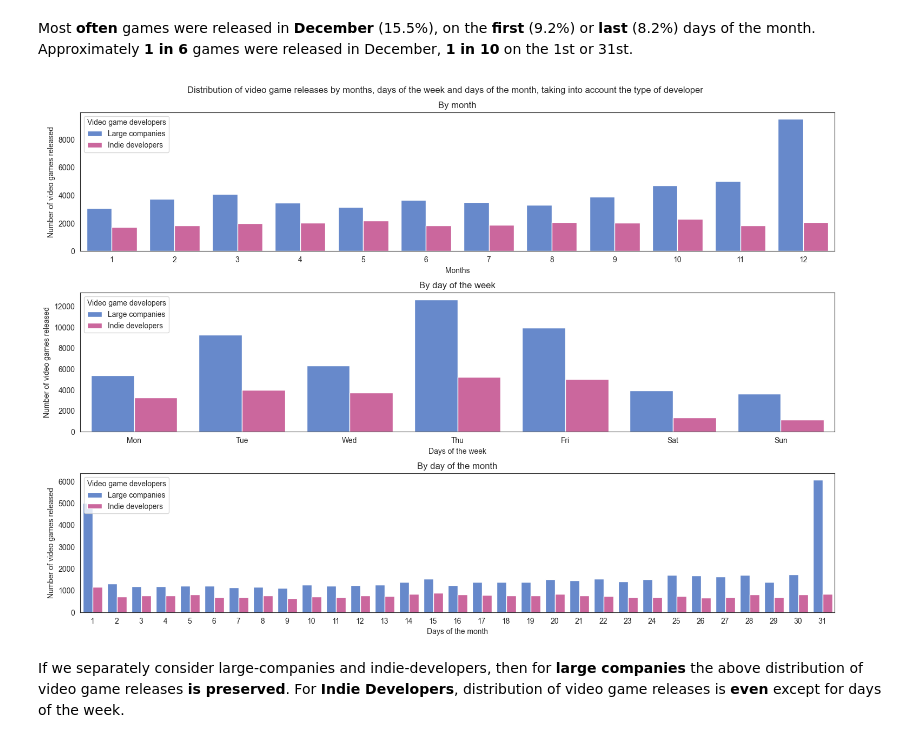
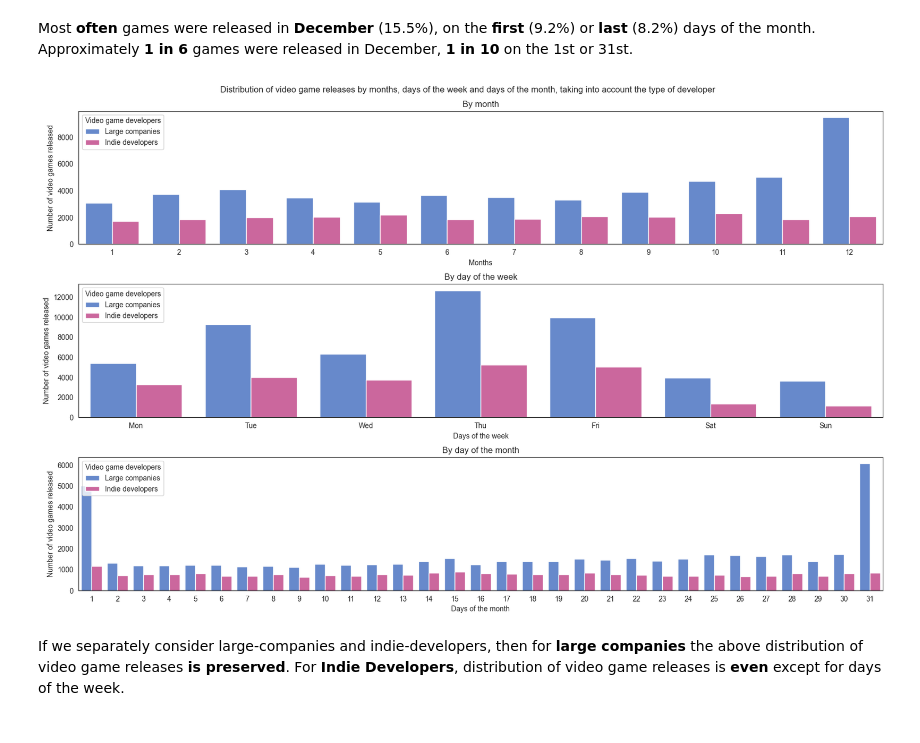
Before and after one commit to GSimonX37/video-games, a Jupyter notebook: notebooks/backloggd_eda.ipynb, the cells around one changed output. Saved outputs shown, nothing was run; the diff lists cells and outputs as text; code cells hidden in the pictures.

```diff
--- a/notebooks/backloggd_eda.ipynb
+++ b/notebooks/backloggd_eda.ipynb
@@ -170,4 +170,6 @@ size = df.shape[0]
 | description | 4715 | 5.1% |
 # %% [markdown]
 The dataset contains empty entries in the fields: **"rating"** (56165 - 60.9%) and **"description"** (4715 - 5.1%). Presumably, this is due to the fact that these games are little known. To confirm or refute this assumption, for games that do not have a rating or description, we will get descriptive statistics for the "reviews", "plays", "playing", "backlogs" and "wishlists" fields.
+# %%
+indicators = "reviews", "plays", "playing", "backlogs", "wishlists"
 # %%
@@ -193,7 +195,7 @@ print(f'{df.loc[df[["reviews", "plays", "playing", "backlogs", "wishlists"]].sum
 # %% [markdown]
 **Remove** record data from the dataset.
 # %%
-df = df.loc[df[["reviews", "plays", "playing", "backlogs", "wishlists"]].sum(axis=1) != 0]
+df = df.loc[df[[*indicators]].sum(axis=1) != 0]
 # %%
 (pd.DataFrame({
     "empty": df.isna().sum(),
@@ -359,4 +361,4 @@ df["genres"].explode().sort_values().unique().tolist()
 # %% [markdown]
 Among the genres observed genre ** "Indie" **. According to the [Wikipedia](https://en.wikipedia.org/wiki/Indie_game) - "An indie game is a video game usually created by **individuals** or **small teams** of developers **without the financial and technical backing** of a major game publisher." To better evaluate the distribution of data, let"s create an **additional field** with boolean variables that will display whether this game **is an indie game**.
 # %%
-df["indie"] = df.apply(lambda row: True if isinstance(row["genres"], list) and "Indie" in row["genres"] else False, axis=1)
+df["indie"] = df.apply(lambda row: True if "Indie" in row["genres"] else False, axis=1)
@@ -996,5 +972,5 @@ pd.__version__
 # %%
-figure = plt.figure(figsize=(18, 12))
+figure = plt.figure(figsize=(20, 12))
 grid = GridSpec(3, 1, hspace=0.3)
 
 figure.add_subplot(grid[0, 0])
@@ -1052,7 +1028,7 @@ for i in range(3):
 # %% [markdown]
 Most **often** games were released in **December** (15.5%), on the **first** (9.2%) or **last** (8.2%) days of the month. Approximately **1 in 6** games were released in December, **1 in 10** on the 1st or 31st.
 # %%
-figure = plt.figure(figsize=(18, 12))
+figure = plt.figure(figsize=(20, 12))
 grid = GridSpec(3, 1, hspace=0.3)
 
 figure.add_subplot(grid[0, 0])
@@ -1090,35 +1066,37 @@ sns.barplot(data=plot_data,
             ax=figure.axes[1],
             palette=sns.color_palette('hls', 10)[6::3])
 
 plot_data = (df[["date", "indie", "name"]]
              .apply(lambda x: [int(x["date"].day), x["indie"], x["name"]], axis=1, result_type="expand")
              .rename(columns={0: 'day', 1: 'indie', 2: 'count'})
              .groupby(["day", "indie"])
              .count()
              .reset_index())
 
 sns.barplot(data=plot_data,
             x="day",
             y="count",
             hue="indie",
             hue_order=[False, True],
             ax=figure.axes[2],
             palette=sns.color_palette("hls", 10)[6::3])
 
-figure.suptitle('Distribution of video game releases by months, days of the week and days of the month, taking into account the type of developer', y=0.92)
+figure.suptitle('Distribution of video game releases by months, '
+                'days of the week and days of the month, '
+                'taking into account the type of developer', y=0.92)
 
 for i in range(3):
     figure.axes[i].set_title({0: 'By month', 1: 'By day of the week', 2: 'By day of the month'}[i])
     figure.axes[i].set_xlabel({0: 'Months', 1: 'Days of the week', 2: 'Days of the month'}[i])
     figure.axes[i].set_ylabel("Number of video games released")
     figure.axes[i].legend()
     figure.axes[i].legend(figure.axes[i].get_legend().legend_handles,
                           ['Large companies', 'Indie developers'],
                           title='Video game developers',
                           loc='upper left',
                           alignment='left')
 # %% [output]
-[figure, old version]
+[figure, new version]
 # %% [markdown]
 If we separately consider large-companies and indie-developers, then for **large companies** the above distribution of video game releases **is preserved**. For **Indie Developers**, distribution of video game releases is **even** except for days of the week.
 # %% [markdown]
```
Also changed, not shown: parts of 33 cells of this notebook.
